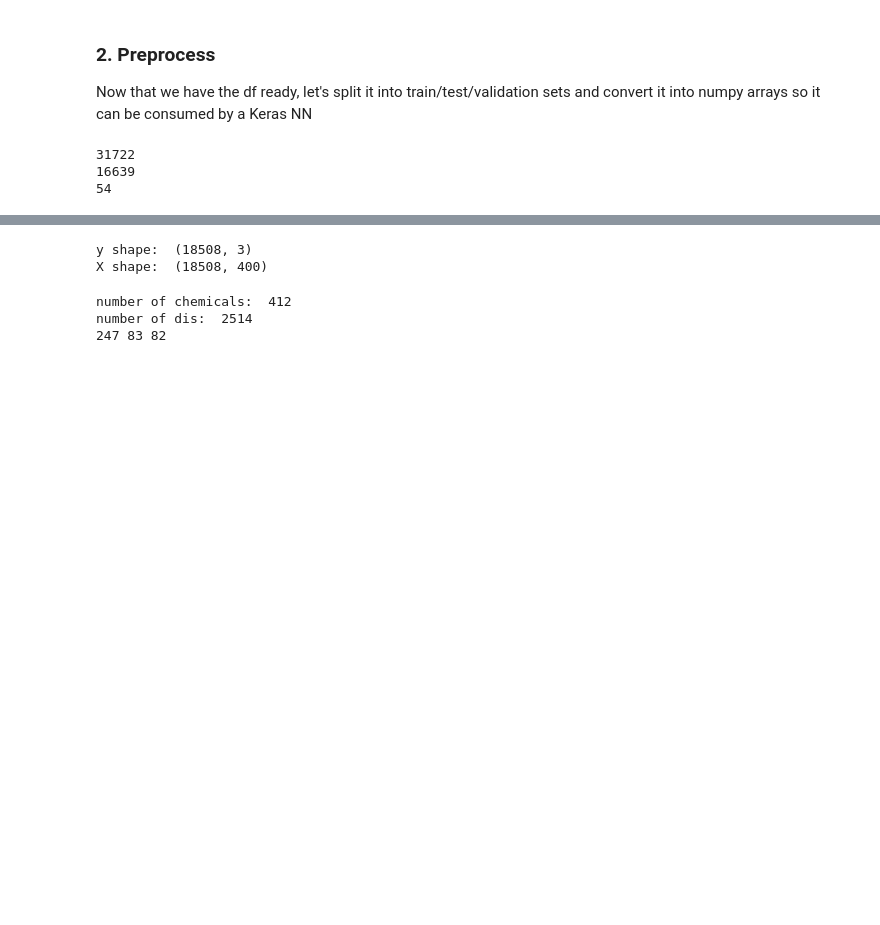
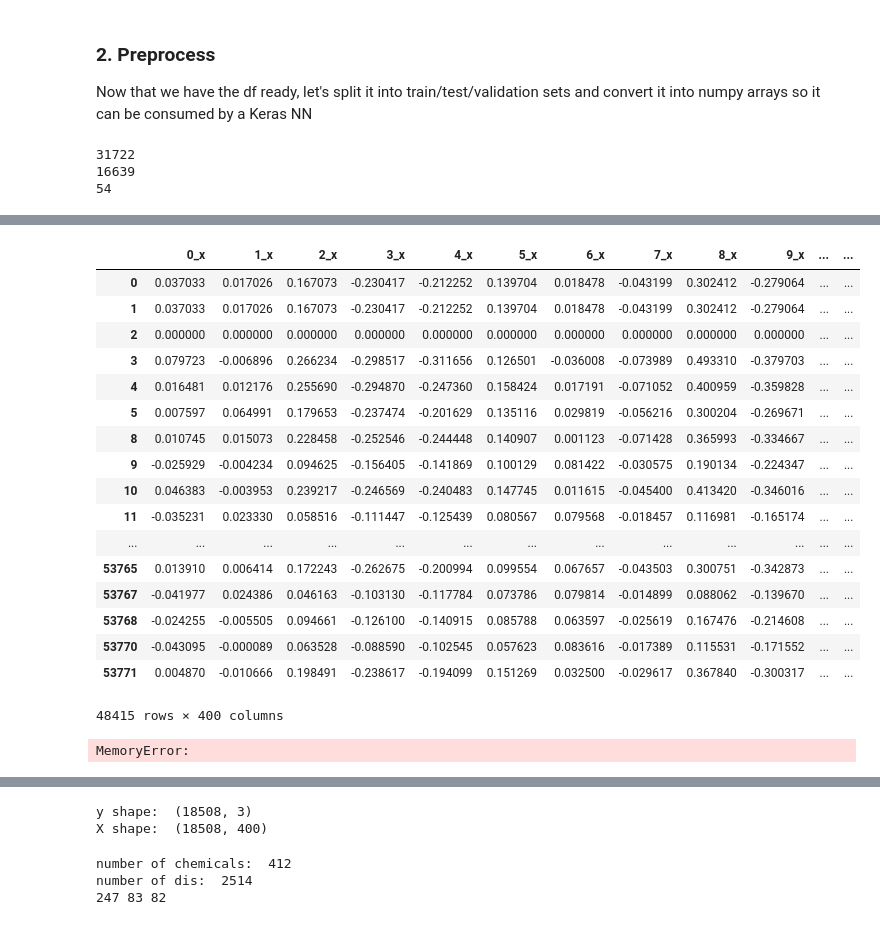
Before and after one commit to colemai/msc-thesis, a Jupyter notebook: opa/opa-nn.ipynb, the cells around one changed output, grey strips where cells are left out. Cells and saved outputs as stored; diff of their text form; code cells hidden in the pictures; blank space fills up the shorter version.

```diff
--- a/opa/opa-nn.ipynb
+++ b/opa/opa-nn.ipynb
@@ -547,3 +559,28 @@ cuvec = pd.DataFrame(df1.ChemUnspecCorrVec.values.tolist(), index= df1.index)
+# %%
+ddvec.merge(divec, how='outer', left_index=True, right_index=True)
+# %% [output]
+|  | 0_x | 1_x | 2_x | 3_x | 4_x | 5_x | 6_x | 7_x | 8_x | 9_x | ... | ... |
+| 0 | 0.037033 | 0.017026 | 0.167073 | -0.230417 | -0.212252 | 0.139704 | 0.018478 | -0.043199 | 0.302412 | -0.279064 | ... | ... |
+| 1 | 0.037033 | 0.017026 | 0.167073 | -0.230417 | -0.212252 | 0.139704 | 0.018478 | -0.043199 | 0.302412 | -0.279064 | ... | ... |
+| 2 | 0.000000 | 0.000000 | 0.000000 | 0.000000 | 0.000000 | 0.000000 | 0.000000 | 0.000000 | 0.000000 | 0.000000 | ... | ... |
+| 3 | 0.079723 | -0.006896 | 0.266234 | -0.298517 | -0.311656 | 0.126501 | -0.036008 | -0.073989 | 0.493310 | -0.379703 | ... | ... |
+| 4 | 0.016481 | 0.012176 | 0.255690 | -0.294870 | -0.247360 | 0.158424 | 0.017191 | -0.071052 | 0.400959 | -0.359828 | ... | ... |
+| 5 | 0.007597 | 0.064991 | 0.179653 | -0.237474 | -0.201629 | 0.135116 | 0.029819 | -0.056216 | 0.300204 | -0.269671 | ... | ... |
+| 8 | 0.010745 | 0.015073 | 0.228458 | -0.252546 | -0.244448 | 0.140907 | 0.001123 | -0.071428 | 0.365993 | -0.334667 | ... | ... |
+| 9 | -0.025929 | -0.004234 | 0.094625 | -0.156405 | -0.141869 | 0.100129 | 0.081422 | -0.030575 | 0.190134 | -0.224347 | ... | ... |
+| 10 | 0.046383 | -0.003953 | 0.239217 | -0.246569 | -0.240483 | 0.147745 | 0.011615 | -0.045400 | 0.413420 | -0.346016 | ... | ... |
+| 11 | -0.035231 | 0.023330 | 0.058516 | -0.111447 | -0.125439 | 0.080567 | 0.079568 | -0.018457 | 0.116981 | -0.165174 | ... | ... |
+| ... | ... | ... | ... | ... | ... | ... | ... | ... | ... | ... | ... | ... |
+| 53765 | 0.013910 | 0.006414 | 0.172243 | -0.262675 | -0.200994 | 0.099554 | 0.067657 | -0.043503 | 0.300751 | -0.342873 | ... | ... |
+| 53767 | -0.041977 | 0.024386 | 0.046163 | -0.103130 | -0.117784 | 0.073786 | 0.079814 | -0.014899 | 0.088062 | -0.139670 | ... | ... |
+| 53768 | -0.024255 | -0.005505 | 0.094661 | -0.126100 | -0.140915 | 0.085788 | 0.063597 | -0.025619 | 0.167476 | -0.214608 | ... | ... |
+| 53770 | -0.043095 | -0.000089 | 0.063528 | -0.088590 | -0.102545 | 0.057623 | 0.083616 | -0.017389 | 0.115531 | -0.171552 | ... | ... |
+| 53771 | 0.004870 | -0.010666 | 0.198491 | -0.238617 | -0.194099 | 0.151269 | 0.032500 | -0.029617 | 0.367840 | -0.300317 | ... | ... |
+48415 rows × 400 columns
+# %%
+ddvec.merge(divec)
+# %% [output]
+MemoryError:
 # %%
 df1.sample(1)
 # %% [output]
```
Also changed, not shown: parts of 12 cells of this notebook.
